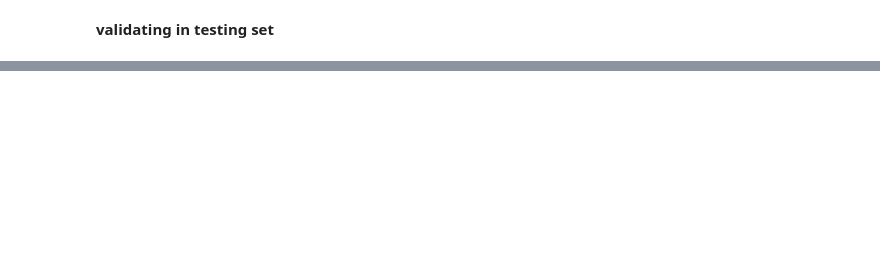
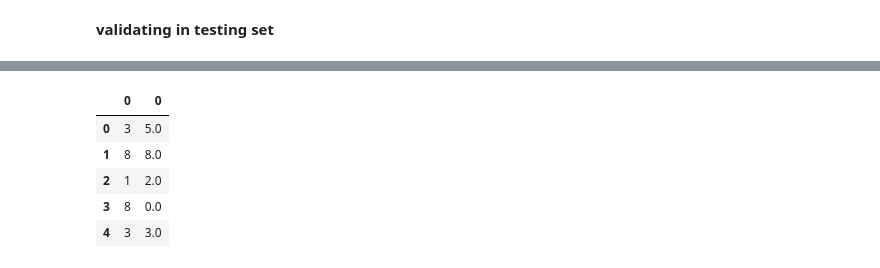
Before and after one commit to pedrociancaglini/datascience101, a Jupyter notebook: 5.BRONZE_AI/2.COB_Analytics_Classification_AI_BZ.ipynb, the cells around one changed output, grey strips where cells are left out. Cells and saved outputs as stored; diff of their text form; code cells hidden in the pictures; blank space fills up the shorter version.

```diff
--- a/5.BRONZE_AI/2.COB_Analytics_Classification_AI_BZ.ipynb
+++ b/5.BRONZE_AI/2.COB_Analytics_Classification_AI_BZ.ipynb
@@ -525,0 +629,14 @@ F1 Score:                0.0718
+# %%
+# Visualizing Result
+pred_test = pd.DataFrame(data=y_pred_rf)
+train_test = pd.DataFrame(data=y_train)
+
+h_stack_test = pd.concat([train_test, pred_test], axis=1)
+h_stack_test.head(5)
+# %% [output]
+|  | 0 | 0 |
+| 0 | 3 | 5.0 |
+| 1 | 8 | 8.0 |
+| 2 | 1 | 2.0 |
+| 3 | 8 | 0.0 |
+| 4 | 3 | 3.0 |
```
Also changed, not shown: parts of 94 cells of this notebook.
